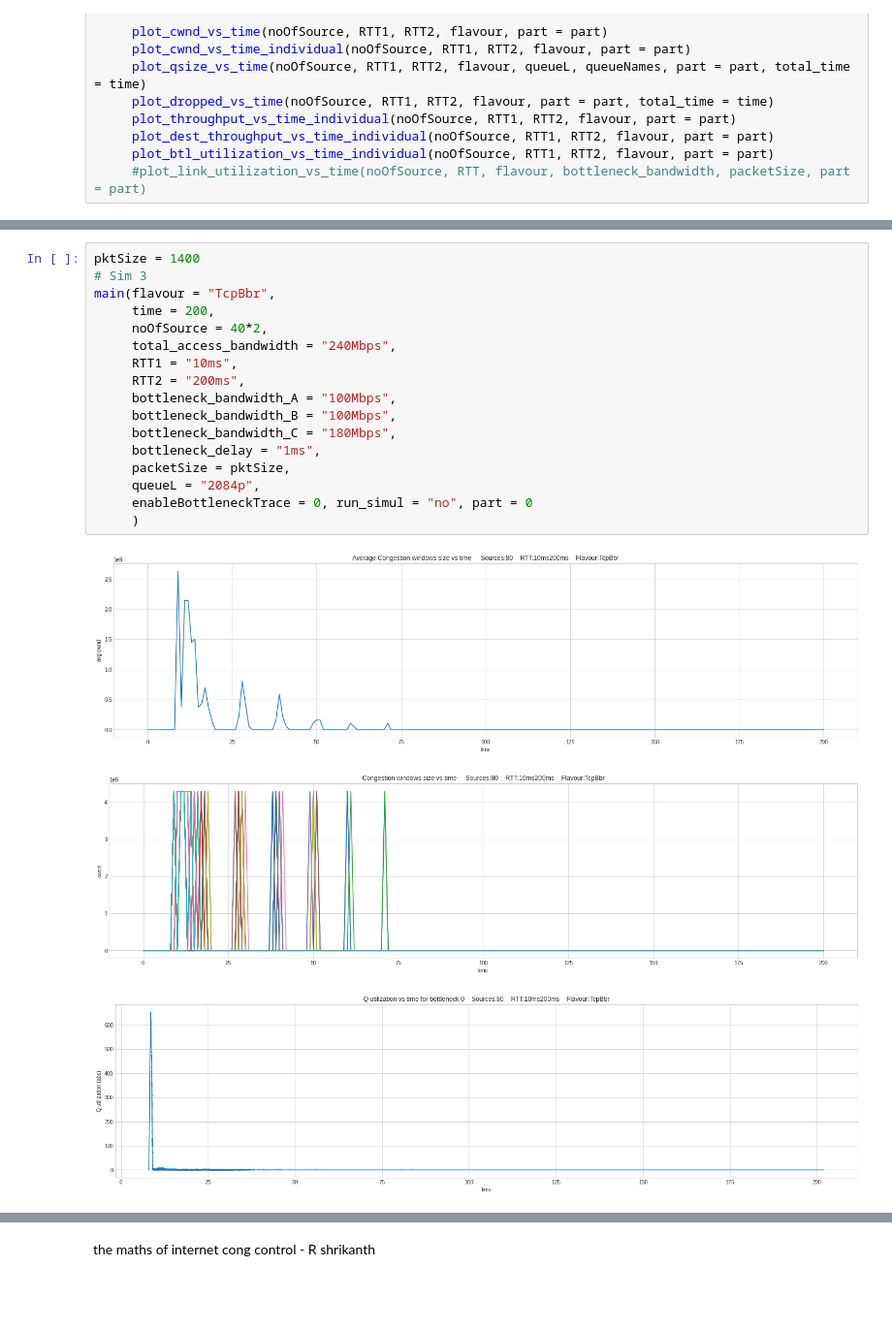
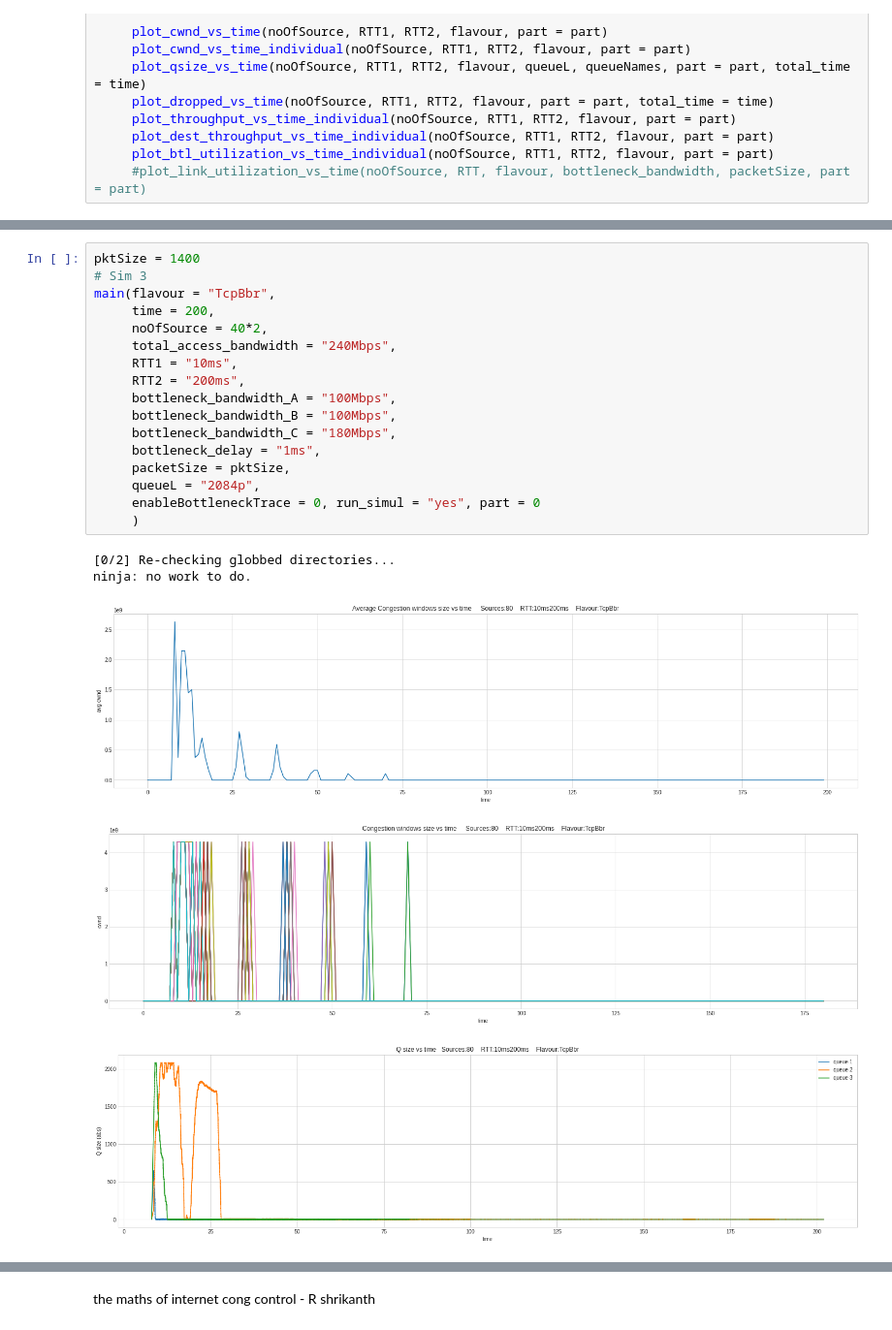
Before and after one commit to divyashk/TCP-BBR-ns3, a Jupyter notebook: dumbell-ns3/report_bg.ipynb, the cells around one changed output, grey strips where cells are left out. Shown at 97% size. Cells and saved outputs as stored; diff of their text form; blank space fills up the shorter version.

```diff
--- a/dumbell-ns3/report_bg.ipynb
+++ b/dumbell-ns3/report_bg.ipynb
@@ -423,21 +427,23 @@ main(flavour = "TcpBbr",
 # %%
 pktSize = 1400
 # Sim 3
 main(flavour = "TcpBbr",
      time = 200,
      noOfSource = 40*2,
      total_access_bandwidth = "240Mbps",
      RTT1 = "10ms",
      RTT2 = "200ms",
      bottleneck_bandwidth_A = "100Mbps",
      bottleneck_bandwidth_B = "100Mbps",
      bottleneck_bandwidth_C = "180Mbps",
      bottleneck_delay = "1ms",
      packetSize = pktSize,
      queueL = "2084p",
-     enableBottleneckTrace = 0, run_simul = "no", part = 0
+     enableBottleneckTrace = 0, run_simul = "yes", part = 0
      )
 # %% [output]
+[0/2] Re-checking globbed directories...
+ninja: no work to do.
 [figure]
-[figure, old version]
+[figure, new version]
-[figure, old version]
+[figure, new version]
```
Also changed, not shown: parts of 9 cells of this notebook, 2 other files.
